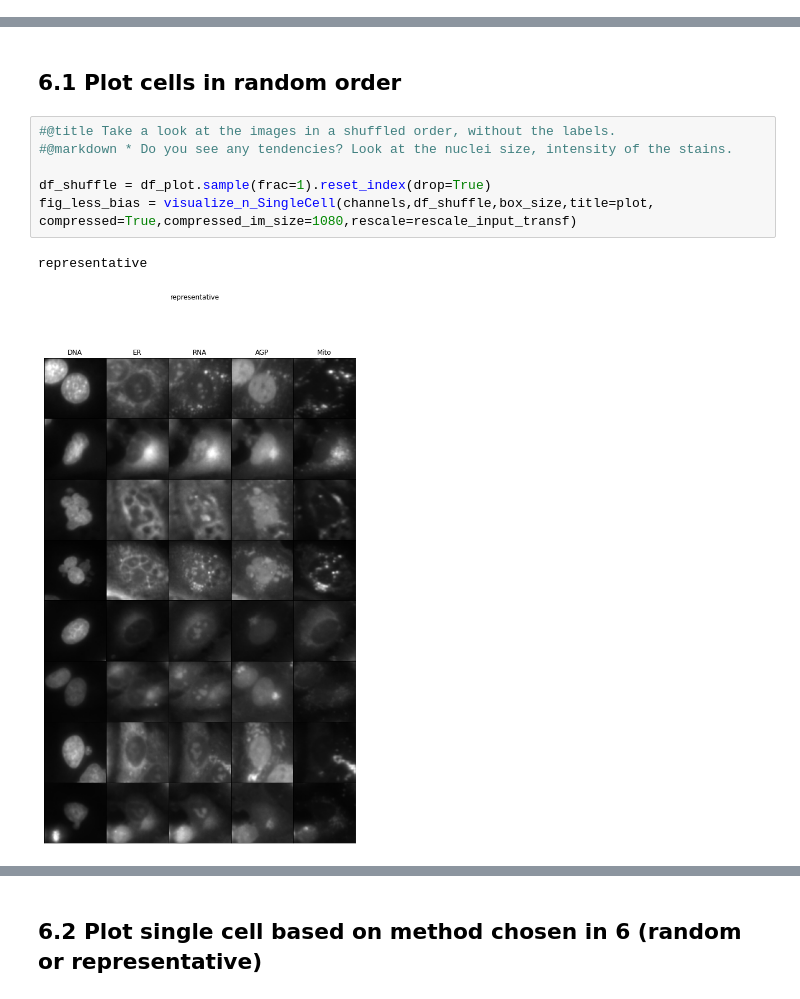
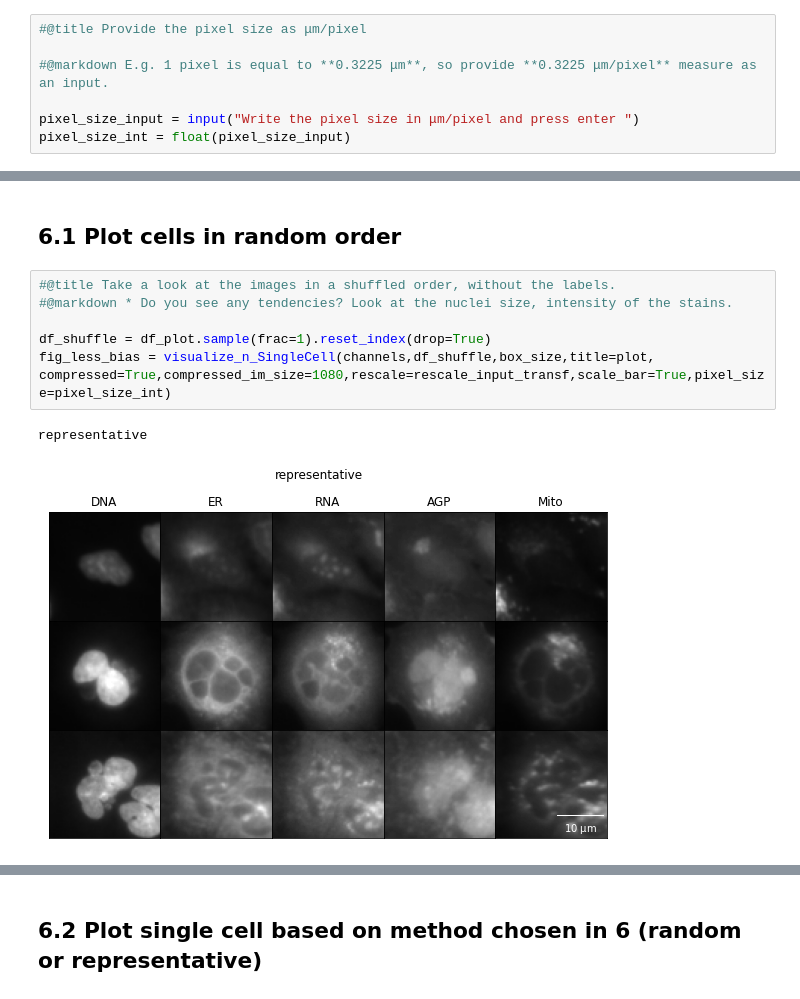
Before and after one commit to ciminilab/2023_Garcia-Fossa_Cruz_CurrentProtocols, a Jupyter notebook: basic_protocol_2/notebook/Basic_Protocol_2.ipynb, the cells around one changed output, grey strips where cells are left out. Saved outputs shown, nothing was run; the diff lists cells and outputs as text.

Commit message:
add scale bar in images. user should provide scale for their images

```diff
--- a/basic_protocol_2/notebook/Basic_Protocol_2.ipynb
+++ b/basic_protocol_2/notebook/Basic_Protocol_2.ipynb
@@ -618,3 +622,10 @@ rescale_input = input("Visualize images with rescaled intensity or not rescaled?
 rescale_input_transf = stringToBool(corr_input)
 # %% [output]
 Visualize images with rescaled intensity or not rescaled? Type yes or no yes
+# %%
+#@title Provide the pixel size as μm/pixel
+
+#@markdown E.g. 1 pixel is equal to **0.3225 μm**, so provide **0.3225 μm/pixel** measure as an input.
+
+pixel_size_input = input("Write the pixel size in μm/pixel and press enter ")
+pixel_size_int = float(pixel_size_input)
@@ -631,13 +644,13 @@ Visualize images with rescaled intensity or not rescaled? Type yes or no yes
 # %%
 #@title Take a look at the images in a shuffled order, without the labels.
 #@markdown * Do you see any tendencies? Look at the nuclei size, intensity of the stains.
 
 df_shuffle = df_plot.sample(frac=1).reset_index(drop=True)
 fig_less_bias = visualize_n_SingleCell(channels,df_shuffle,box_size,title=plot,
-compressed=True,compressed_im_size=1080,rescale=rescale_input_transf)
+compressed=True,compressed_im_size=1080,rescale=rescale_input_transf,scale_bar=True,pixel_size=pixel_size_int)
 # %% [output]
 representative
-[figure, old version]
+[figure, new version]
 # %%
 #@title Now look at the shuffled images with their labels. Can you think of any reasons why some cells are bigger, smaller?
 fig_less_bias = visualize_n_SingleCell(channels,df_shuffle,box_size,title=plot,
```
Also changed, not shown: parts of 11 cells of this notebook, 1 other file.
